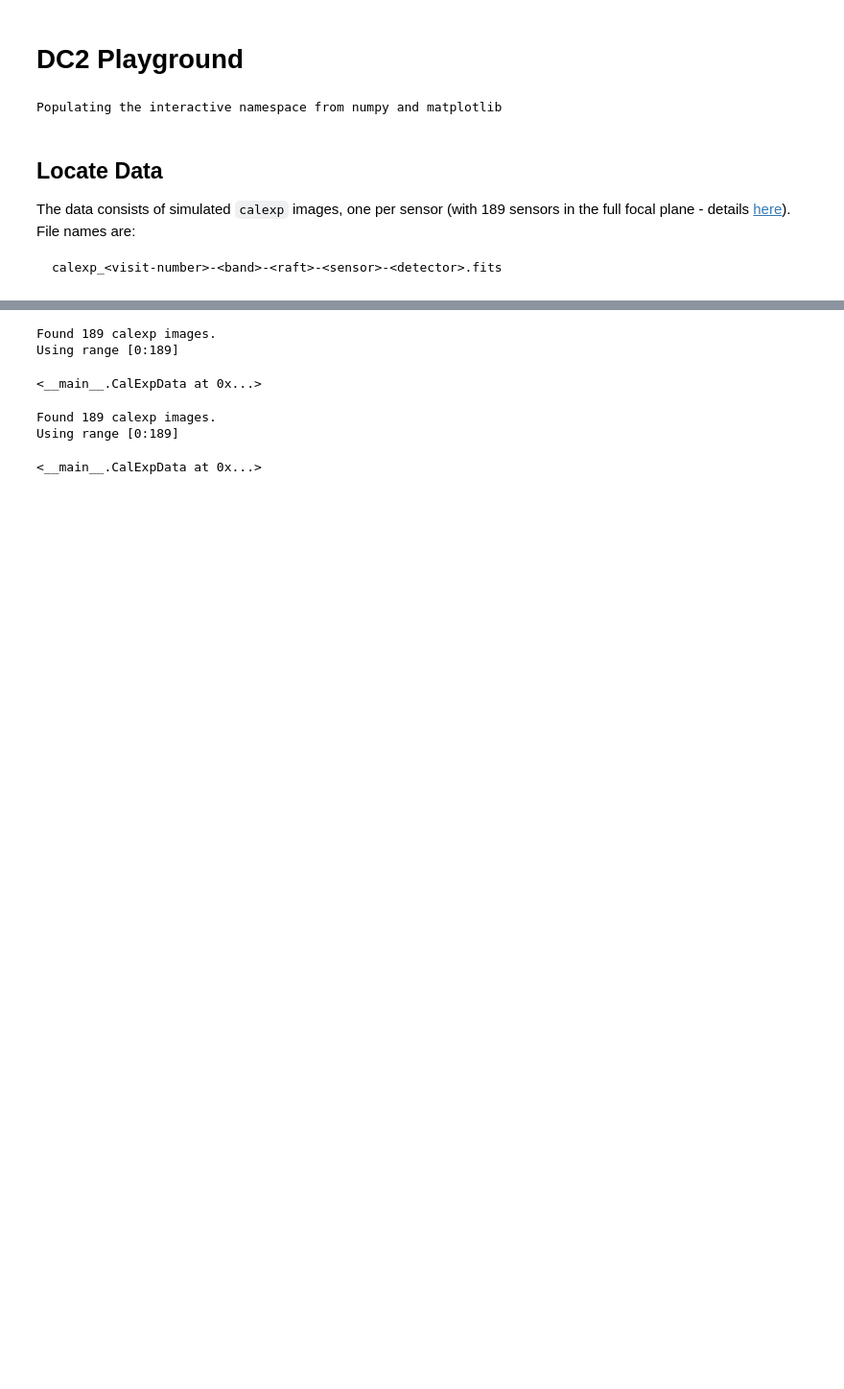
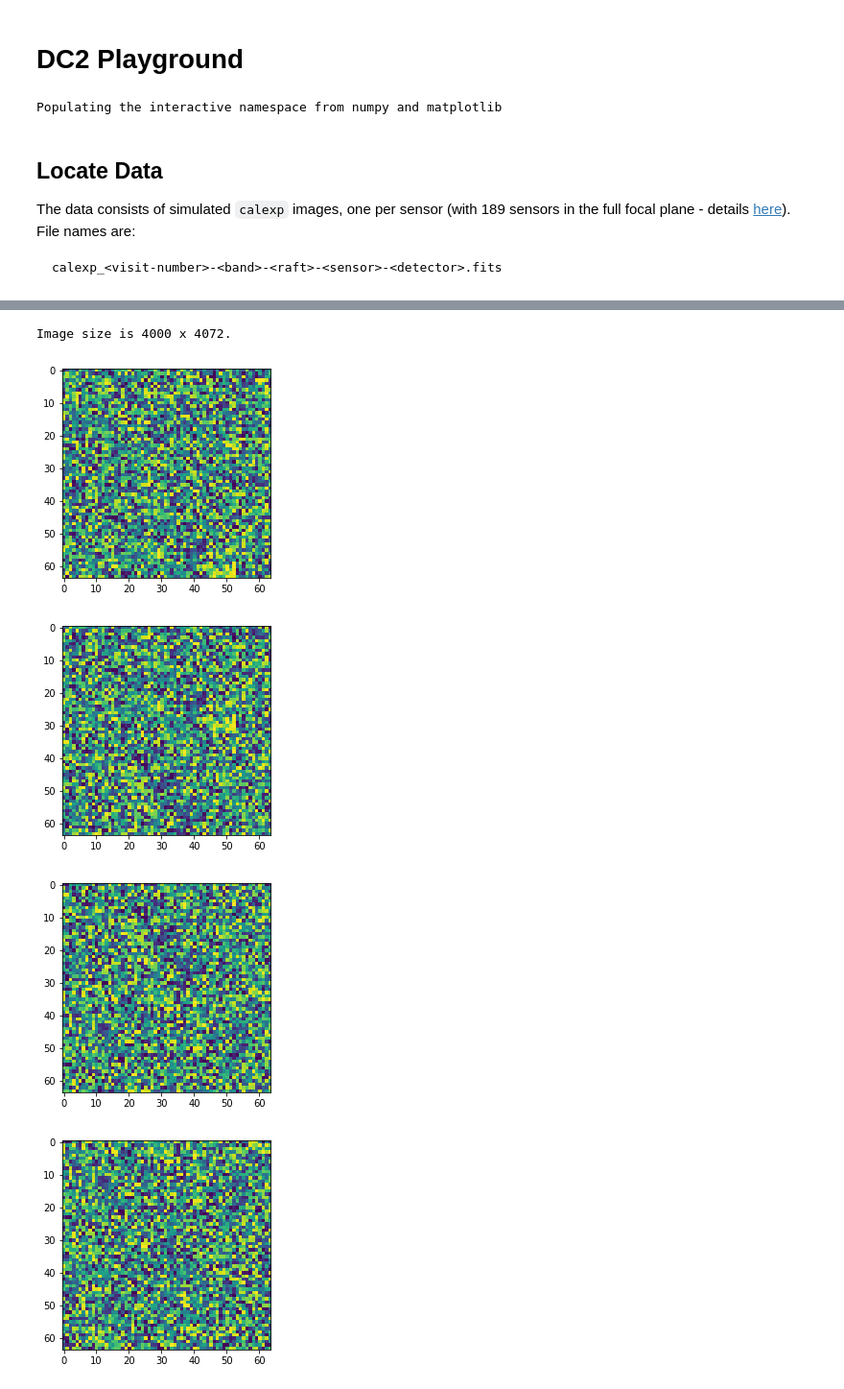
Before and after one commit to dkirkby/DC2, a Jupyter notebook: Playground.ipynb, the cells around one changed output, grey strips where cells are left out. Shown: that part at 96% size. Saved outputs shown, nothing was run; the diff lists cells and outputs as text; code cells hidden in the pictures; blank space fills up the shorter version.

```diff
--- a/Playground.ipynb
+++ b/Playground.ipynb
@@ -46,4 +69,4 @@ class CalExpData(torch.utils.data.Dataset):
 # %%
-train_data = CalExpData('/media/data1/DESC/DC2/00006854-i', 0., 0.6)
+train_data = CalExpData('/media/data1/DESC/DC2/00006854-i', frac_hi=0.05, stride=8)
 # %% [output]
 Found 189 calexp images.
@@ -103,12 +75,36 @@ NameError: name 'ext' is not defined
-# %%
-CalExpData('/media/data1/DESC/DC2/00006854-i', 0.6, 0.8)
-# %% [output]
-Found 189 calexp images.
-Using range [0:189]
-<__main__.CalExpData at 0x...>
-# %%
-CalExpData('/media/data1/DESC/DC2/00006854-i', 0.8, 1.)
-# %% [output]
-Found 189 calexp images.
-Using range [0:189]
-<__main__.CalExpData at 0x...>
+# %%
+train_data.init_stamps(stamp_size=64, stride=32)
+# %% [output]
+Image size is 4000 x 4072.
+# %%
+train_loader = torch.utils.data.DataLoader(train_data, batch_size=4)
+# %%
+def equalize(A, clip_percent=1):
+    """Equalize the values of an array.
+    The returned array has values between 0-1 such that clip_percent
+    of the values are clipped symmetrically at 0 and 1, and the
+    histogram of values between 0 and 1 is flat. This is a non-linear
+    transformation and primarily useful for showing small variations
+    over a large dynamic range.
+    """
+    A_flat = A.reshape(-1)
+    n = len(A_flat)
+    num_clip = round(n * clip_percent / 100.)
+    num_clip_lo = num_clip // 2
+    num_clip_hi = num_clip - num_clip_lo
+    equalized = np.empty_like(A_flat, dtype=float)
+    order = np.argsort(A_flat)
+    equalized[order] = np.clip(
+        (np.arange(n) - num_clip_lo) / float(n - num_clip), 0., 1.)
+    return equalized.reshape(A.shape)
+# %%
+for i, batch in enumerate(train_loader):
+    for img in batch.numpy():
+        plt.imshow(equalize(img), interpolation='none')
+        plt.show()
+    break
+# %% [output]
+[figure, added]
+[figure, added]
+[figure, added]
+[figure, added]
```
Also changed, not shown: parts of 8 cells of this notebook.
